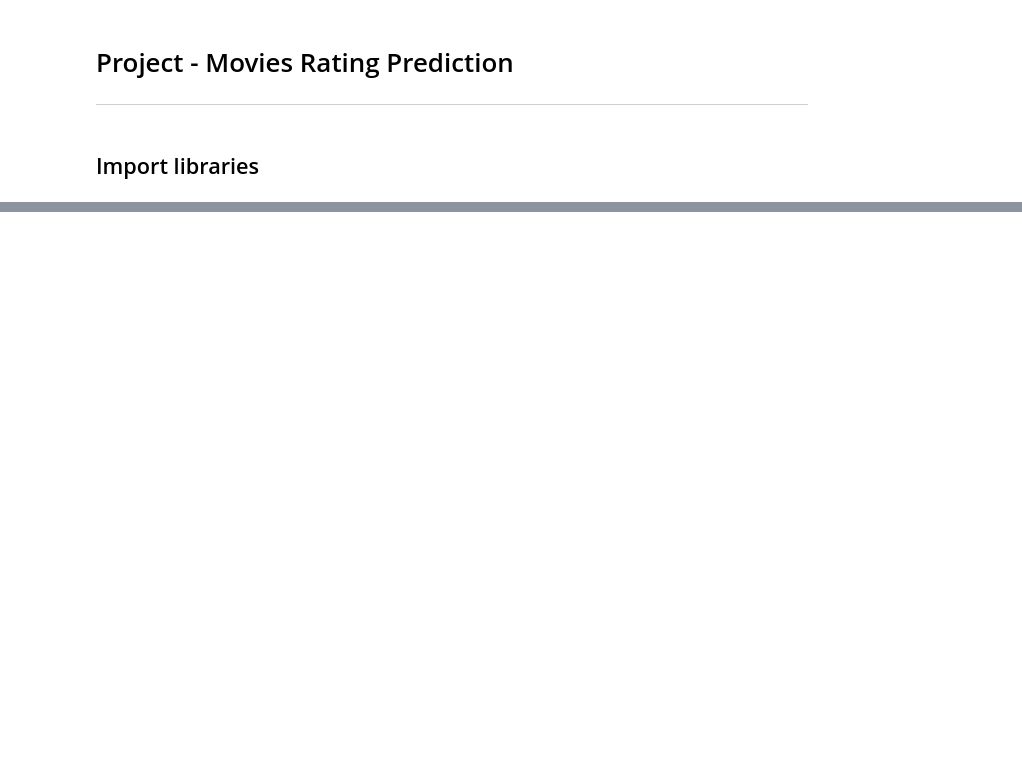
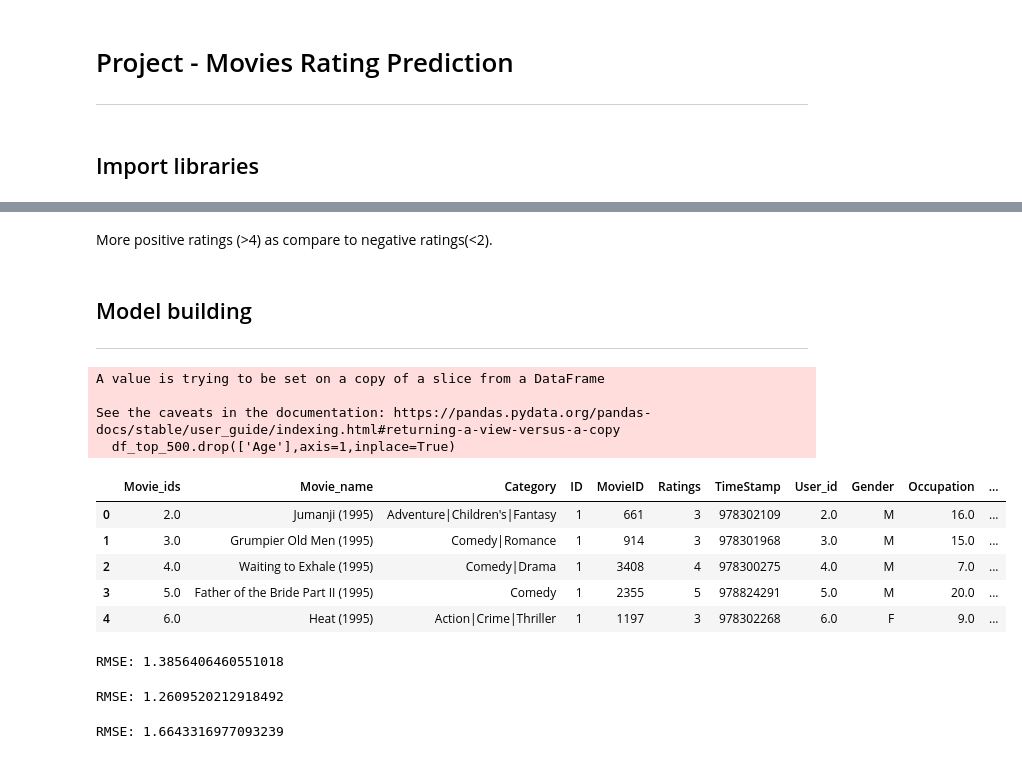
Before and after one commit to Shubhamchaurasia014/Movies-Rating-Prediction, a Jupyter notebook: movies_rating_prediction.ipynb, the cells around one changed output, grey strips where cells are left out. Drawn from its saved outputs; the diff is of its cells as text; code cells hidden in the pictures; blank space fills up the shorter version.

Commit message:
Model built

```diff
--- a/movies_rating_prediction.ipynb
+++ b/movies_rating_prediction.ipynb
@@ -13,0 +117,20 @@ from sklearn.model_selection import tra
+# %% [markdown]
+More positive ratings (>4) as compare to negative ratings(<2).
+# %% [markdown]
+## Model building
+---
+# %%
+df_top_500 = df.head(500)
+df_top_500.drop(['Age'],axis=1,inplace=True)
+df_top_500.head()
+# %% [output]
+A value is trying to be set on a copy of a slice from a DataFrame
+
+See the caveats in the documentation: https://pandas.pydata.org/pandas-docs/stable/user_guide/indexing.html#returning-a-view-versus-a-copy
+  df_top_500.drop(['Age'],axis=1,inplace=True)
+|  | Movie_ids | Movie_name | Category | ID | MovieID | Ratings | TimeStamp | User_id | Gender | Occupation | ... |
+| 0 | 2.0 | Jumanji (1995) | Adventure|Children's|Fantasy | 1 | 661 | 3 | 978302109 | 2.0 | M | 16.0 | ... |
+| 1 | 3.0 | Grumpier Old Men (1995) | Comedy|Romance | 1 | 914 | 3 | 978301968 | 3.0 | M | 15.0 | ... |
+| 2 | 4.0 | Waiting to Exhale (1995) | Comedy|Drama | 1 | 3408 | 4 | 978300275 | 4.0 | M | 7.0 | ... |
+| 3 | 5.0 | Father of the Bride Part II (1995) | Comedy | 1 | 2355 | 5 | 978824291 | 5.0 | M | 20.0 | ... |
+| 4 | 6.0 | Heat (1995) | Action|Crime|Thriller | 1 | 1197 | 3 | 978302268 | 6.0 | F | 9.0 | ... |
@@ -13,0 +149,29 @@ from sklearn.model_selection import tra
+# %%
+## Logistic Regression
+lr = LogisticRegression()
+lr.fit(x_train, y_train)
+y_pred = lr.predict(x_test)
+
+rmse = np.sqrt(mean_squared_error(y_test, y_pred))
+print("RMSE:", rmse)
+# %% [output]
+RMSE: 1.3856406460551018
+# %%
+## Support Vector Machines
+svm = SVC()
+svm.fit(x_train, y_train)
+y_pred = svm.predict(x_test)
+rmse = np.sqrt(mean_squared_error(y_test, y_pred))
+print("RMSE:", rmse)
+# %% [output]
+RMSE: 1.2609520212918492
+# %%
+## K Nearest Neighbors
+knn = KNeighborsClassifier()
+knn.fit(x_train, y_train)
+y_pred = knn.predict(x_test)
+
+rmse = np.sqrt(mean_squared_error(y_test, y_pred))
+print("RMSE:", rmse)
+# %% [output]
+RMSE: 1.6643316977093239
```
Also changed, not shown: parts of 15 cells of this notebook.
